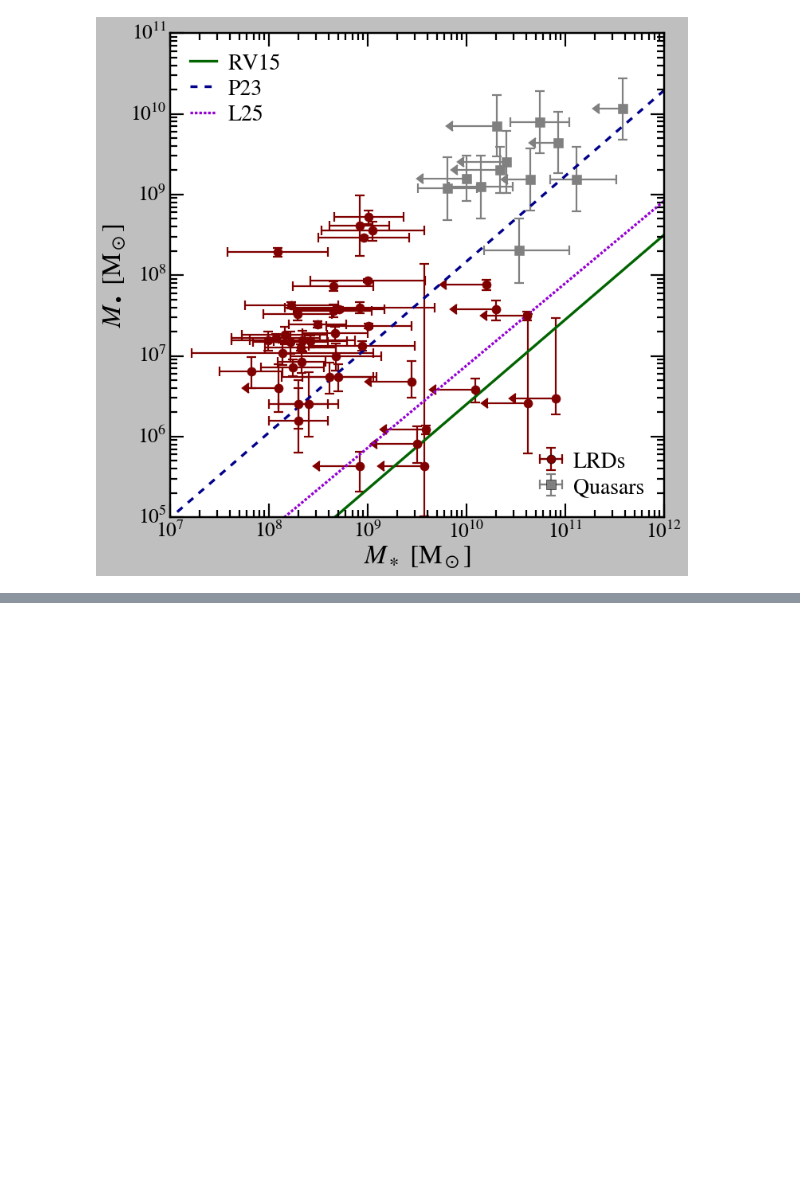
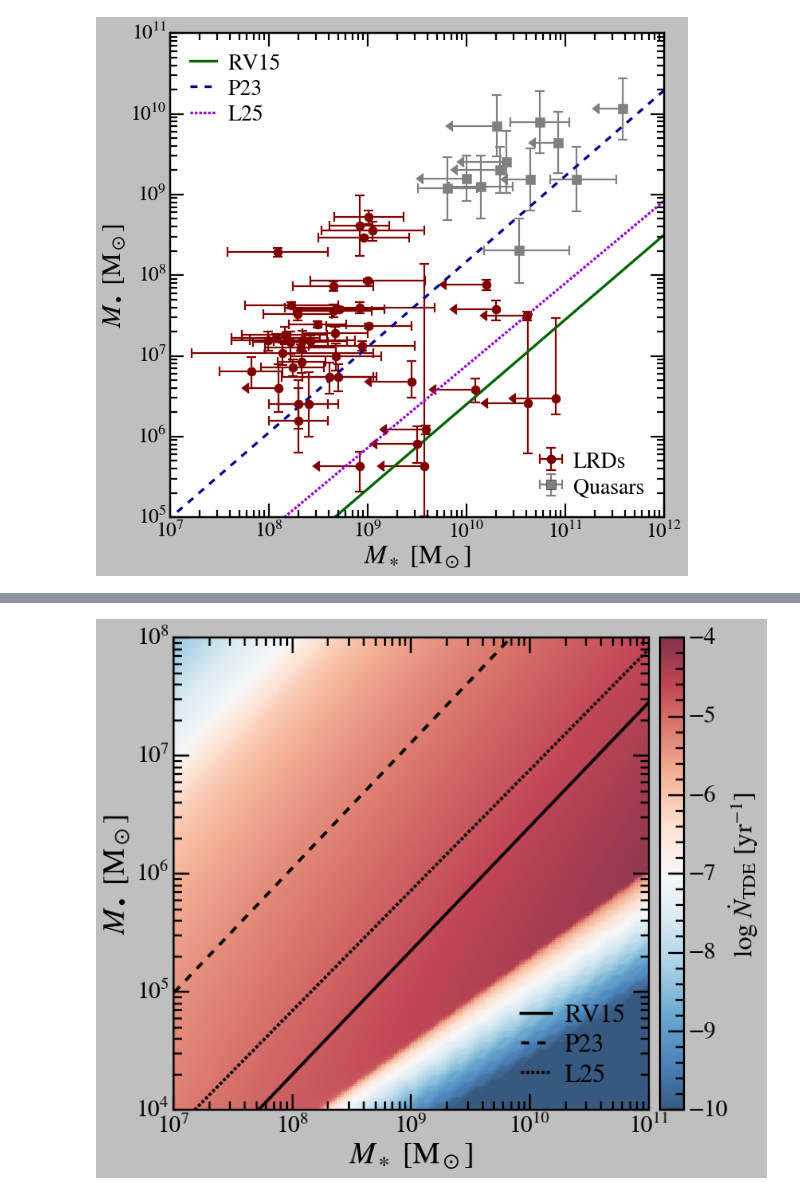
Before and after one commit to vinh-qtran/TidalDisruptionLRD, a Jupyter notebook: nbs/Ms_Mbh_tde_rate.ipynb, the cells around one changed output, grey strips where cells are left out. Drawn from its saved outputs; the diff is of its cells as text; code cells hidden in the pictures; blank space fills up the shorter version.

```diff
--- a/nbs/Ms_Mbh_tde_rate.ipynb
+++ b/nbs/Ms_Mbh_tde_rate.ipynb
@@ -564,0 +615,67 @@ plt.show()
+# %%
+fig, ax = plt.subplots(figsize=(10, 8))
+
+interpolator = RegularGridInterpolator(
+    (np.log10(tde.M_s_scalers), np.log10(tde.M_bhs)),
+    np.log10(tde.N_TDEs).reshape(len(tde.M_s_scalers), len(tde.M_bhs)),
+    bounds_error=False,
+    fill_value=np.nan,
+)
+
+M_bh = np.logspace(4, 8, 300)
+M_s = np.logspace(7, 11, 200)
+
+M_s_grid, M_bh_grid = np.meshgrid(M_s, M_bh, indexing="ij")
+
+M_s_scaler_grid = M_s_grid / M_bh_grid
+
+log10_N_TDE_grid = interpolator(
+    (np.log10(M_s_scaler_grid.flatten()), np.log10(M_bh_grid.flatten()))
+).reshape(M_s_grid.shape)
+
+c = ax.pcolormesh(
+    M_s,
+    M_bh,
+    log10_N_TDE_grid.T,
+    vmin=-10,
+    vmax=-4,
+    cmap="RdBu_r",
+    shading="auto",
+    alpha=0.8,
+    rasterized=True,
+)
+
+ax.plot(RV15_Ms_from_Mbh(M_bh), M_bh, ls="-", color="k", label="RV15")
+ax.plot(P23_Ms_from_Mbh(M_bh), M_bh, ls="--", dashes=(8, 8), color="k", label="P23")
+ax.plot(L25_Ms_from_Mbh(M_bh), M_bh, ls="--", dashes=(3, 2), color="k", label="L25")
+
+ax.set_xlim(1e7, 1e11)
+ax.set_ylim(1e4, 1e8)
+
+ax.set_xlabel(r"$M_\ast$ [M$_\odot$]")
+ax.set_ylabel(r"$M_\bullet$ [M$_\odot$]")
+
+ax.set_xscale("log")
+ax.set_yscale("log")
+
+ax.legend(
+    loc="lower right",
+    handletextpad=0.5,
+    handlelength=1.2,
+    columnspacing=0.5,
+    labelspacing=0.25,
+)
+
+cb = fig.colorbar(
+    c,
+    ax=ax,
+    location="right",
+    aspect=20,
+    pad=0.02,
+    ticks=ticker.MaxNLocator(nbins=6),
+)
+cb.set_label(r"$\log \, \dot{N}_{\rm TDE}$ [yr$^{-1}$]", labelpad=0, fontsize=26)
+
+plt.show()
+# %% [output]
+[figure, added]
```
Also changed, not shown: parts of 8 cells of this notebook, 45 other files.
